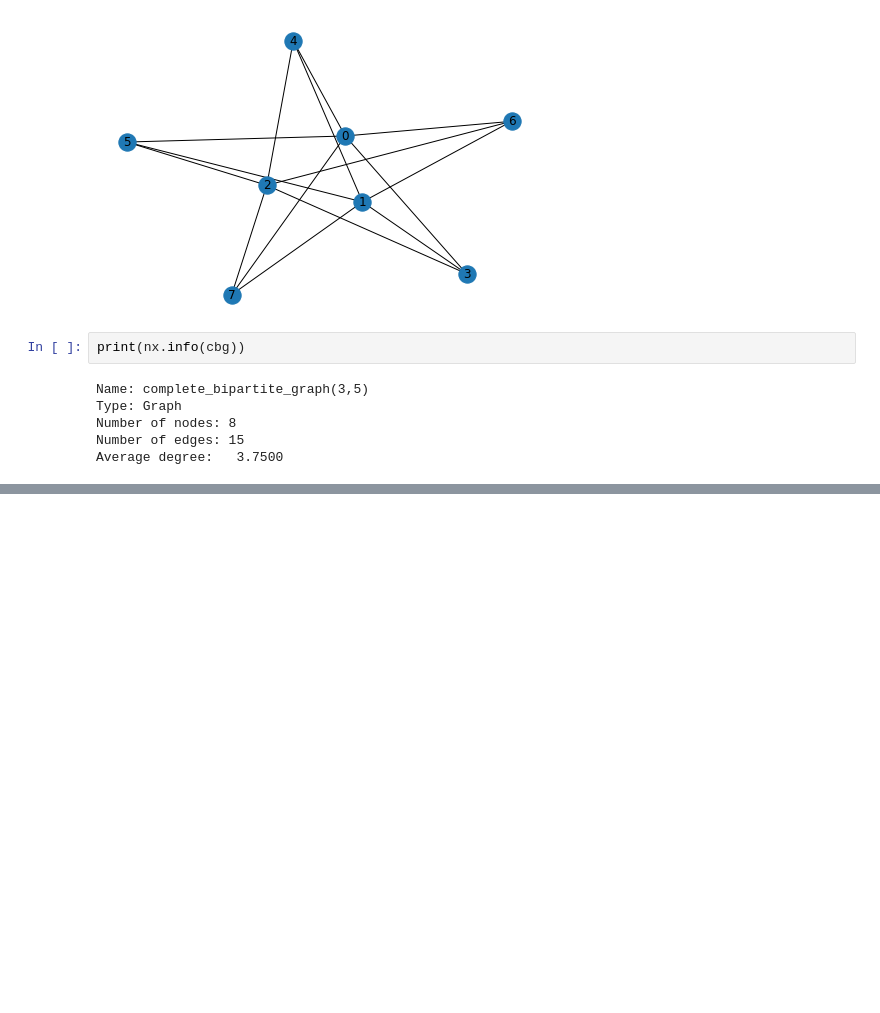
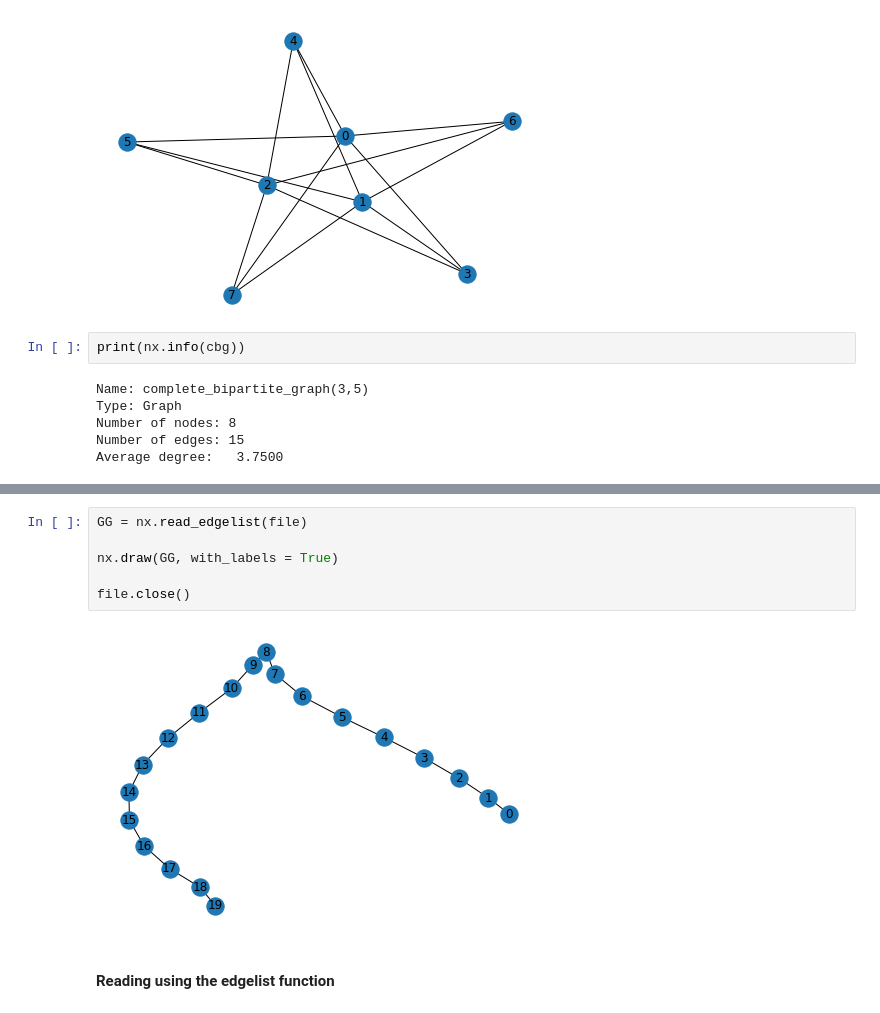
Before and after one commit to soslin/social-network-analysis, a Jupyter notebook: soc-net-class/learn_graphs_sna_3.ipynb, the cells around one changed output, grey strips where cells are left out. Cells and saved outputs as stored; diff of their text form; blank space fills up the shorter version.

```diff
--- a/soc-net-class/learn_graphs_sna_3.ipynb
+++ b/soc-net-class/learn_graphs_sna_3.ipynb
@@ -532,0 +576,10 @@ Average degree:   3.7500
+# %%
+GG = nx.read_edgelist(file)
+
+nx.draw(GG, with_labels = True)
+
+file.close()
+# %% [output]
+[figure, added]
+# %% [markdown]
+#### Reading using the edgelist function
```
Also changed, not shown: parts of 12 cells of this notebook.
